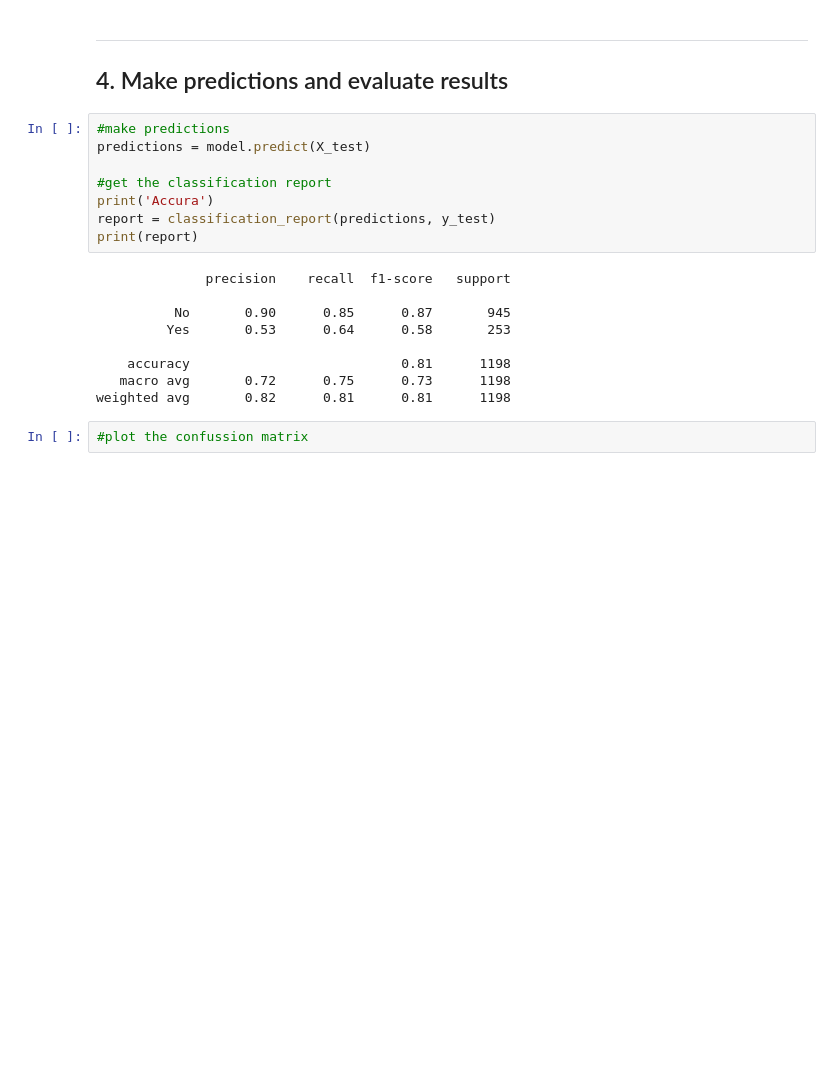
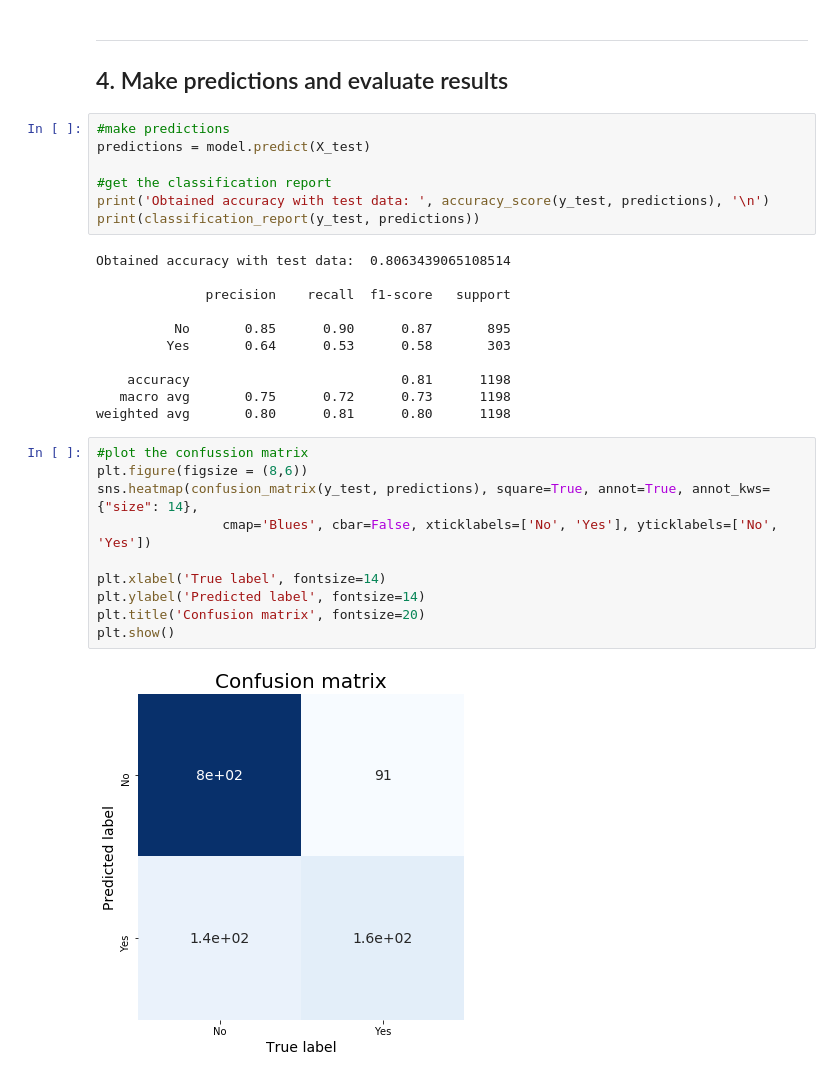
Before and after one commit to mikel-hernandezj/kaggle, a Jupyter notebook: Telecom users dataset/03-03_FinalModel_AllFeatures.ipynb, the cells around one changed output. Saved outputs shown, nothing was run; the diff lists cells and outputs as text; blank space fills up the shorter version.

```diff
--- a/Telecom users dataset/03-03_FinalModel_AllFeatures.ipynb
+++ b/Telecom users dataset/03-03_FinalModel_AllFeatures.ipynb
@@ -181,17 +185,28 @@ y_test shape : (1198,)
 predictions = model.predict(X_test)
 
 #get the classification report
-print('Accura')
-report = classification_report(predictions, y_test)
-print(report)
+print('Obtained accuracy with test data: ', accuracy_score(y_test, predictions), '\n')
+print(classification_report(y_test, predictions))
 # %% [output]
+Obtained accuracy with test data:  0.8063439065108514
+
               precision    recall  f1-score   support
 
-          No       0.90      0.85      0.87       945
-         Yes       0.53      0.64      0.58       253
+          No       0.85      0.90      0.87       895
+         Yes       0.64      0.53      0.58       303
 
     accuracy                           0.81      1198
-   macro avg       0.72      0.75      0.73      1198
-weighted avg       0.82      0.81      0.81      1198
+   macro avg       0.75      0.72      0.73      1198
+weighted avg       0.80      0.81      0.80      1198
-# %%
-#plot the confussion matrix
+# %%
+#plot the confussion matrix
+plt.figure(figsize = (8,6))
+sns.heatmap(confusion_matrix(y_test, predictions), square=True, annot=True, annot_kws={"size": 14},
+                cmap='Blues', cbar=False, xticklabels=['No', 'Yes'], yticklabels=['No', 'Yes'])
+
+plt.xlabel('True label', fontsize=14)
+plt.ylabel('Predicted label', fontsize=14)
+plt.title('Confusion matrix', fontsize=20)
+plt.show()
+# %% [output]
+[figure, added]
```
Also changed, not shown: parts of 4 cells of this notebook, 1 other file.
